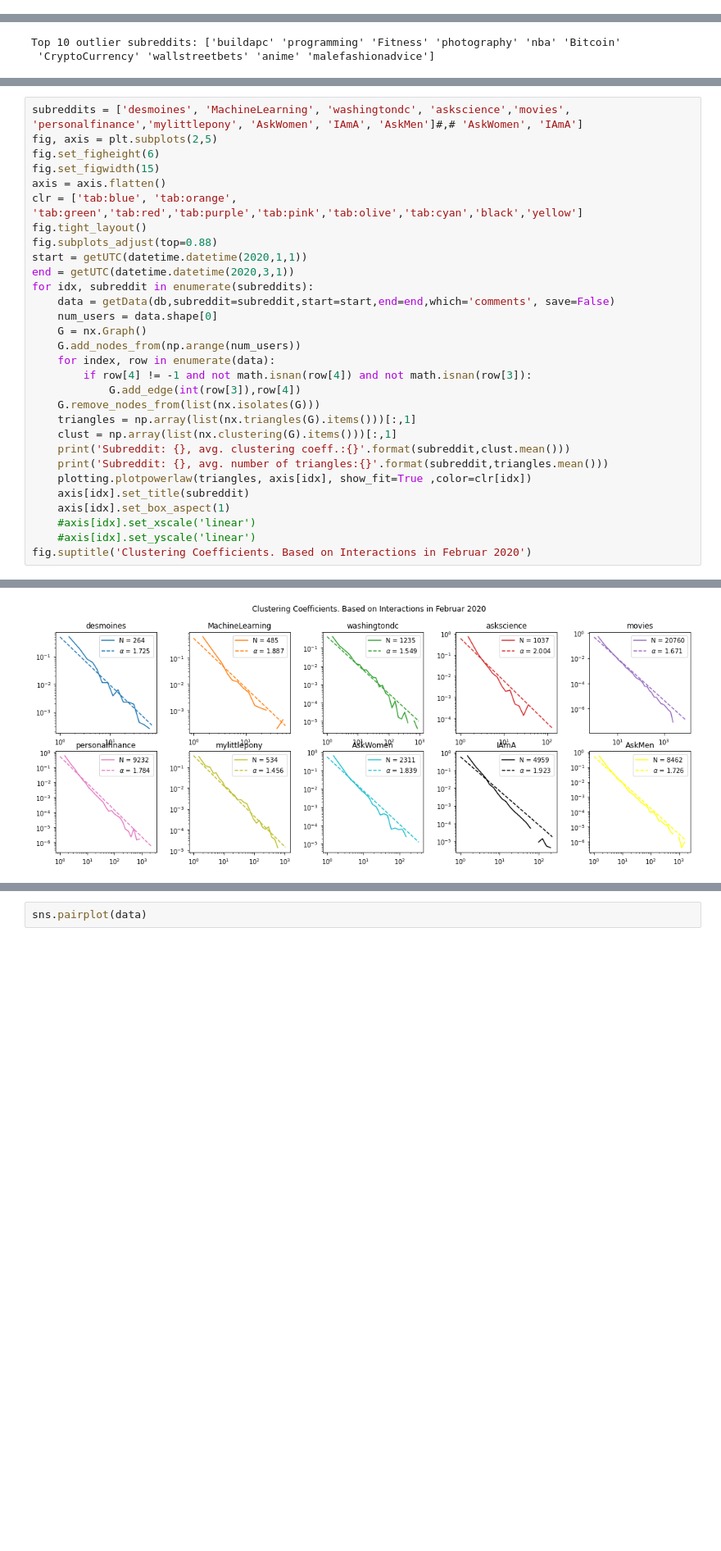
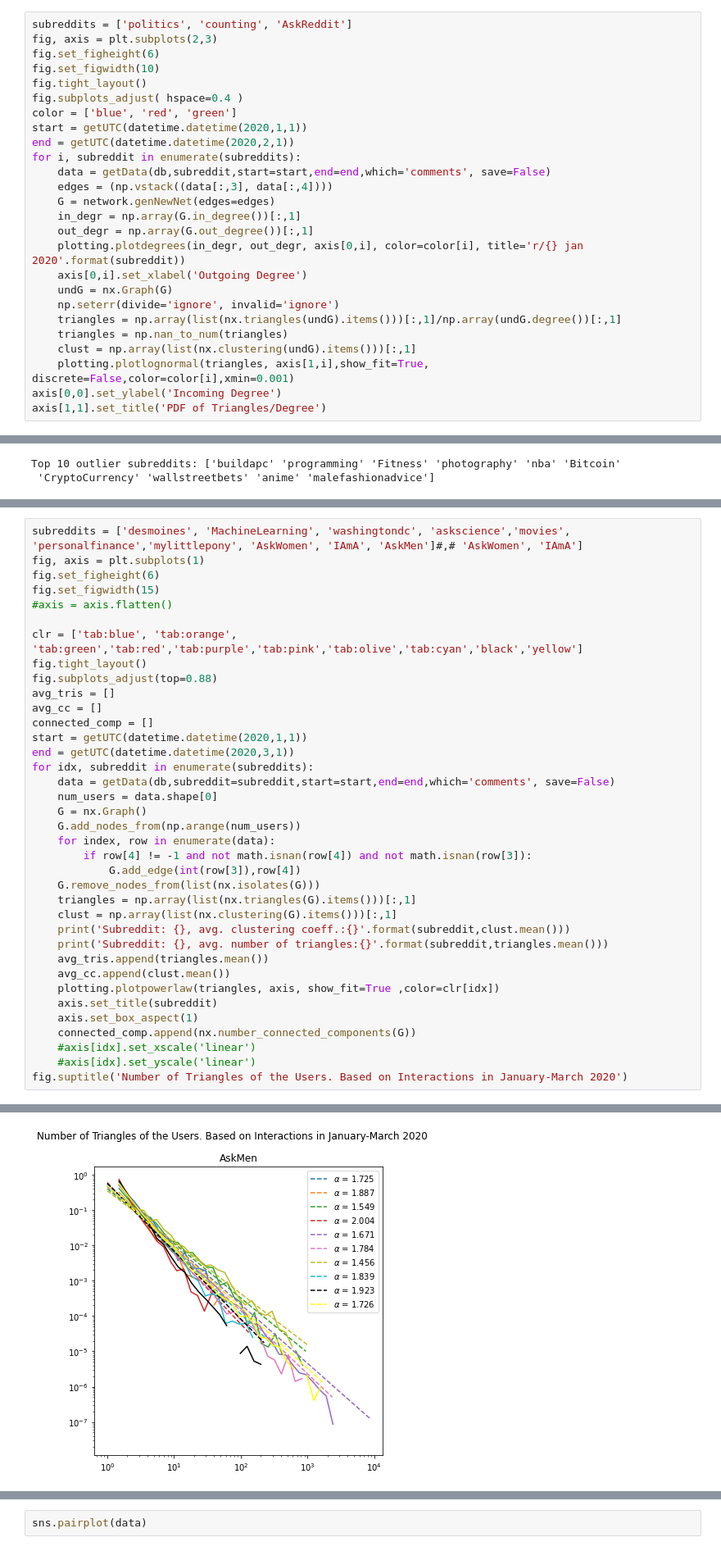
Before and after one commit to vneuhaus/InteractionNetworks, a Jupyter notebook: graph.ipynb, the cells around one changed output, grey strips where cells are left out. Shown at 82% size. Cells and saved outputs as stored; diff of their text form; blank space fills up the shorter version.

```diff
--- a/graph.ipynb
+++ b/graph.ipynb
@@ -305,0 +316,26 @@ Subreddit: ['soccer'], Top 3 outlier authors: ['Ofermann' 'BoosterGoldGL' 'three
+# %%
+subreddits = ['politics', 'counting', 'AskReddit']
+fig, axis = plt.subplots(2,3)
+fig.set_figheight(6)
+fig.set_figwidth(10)
+fig.tight_layout()
+fig.subplots_adjust( hspace=0.4 )
+color = ['blue', 'red', 'green']
+start = getUTC(datetime.datetime(2020,1,1))
+end = getUTC(datetime.datetime(2020,2,1))
+for i, subreddit in enumerate(subreddits):
+    data = getData(db,subreddit,start=start,end=end,which='comments', save=False)
+    edges = (np.vstack((data[:,3], data[:,4])))
+    G = network.genNewNet(edges=edges)
+    in_degr = np.array(G.in_degree())[:,1]
+    out_degr = np.array(G.out_degree())[:,1]
+    plotting.plotdegrees(in_degr, out_degr, axis[0,i], color=color[i], title='r/{} jan 2020'.format(subreddit))
+    axis[0,i].set_xlabel('Outgoing Degree')
+    undG = nx.Graph(G)
+    np.seterr(divide='ignore', invalid='ignore')
+    triangles = np.array(list(nx.triangles(undG).items()))[:,1]/np.array(undG.degree())[:,1]
+    triangles = np.nan_to_num(triangles)
+    clust = np.array(list(nx.clustering(undG).items()))[:,1]
+    plotting.plotlognormal(triangles, axis[1,i],show_fit=True, discrete=False,color=color[i],xmin=0.001)
+axis[0,0].set_ylabel('Incoming Degree')
+axis[1,1].set_title('PDF of Triangles/Degree')
@@ -551,13 +594,17 @@ plt.savefig('InOutDegrHist.pdf')
 [figure]
 # %%
 subreddits = ['desmoines', 'MachineLearning', 'washingtondc', 'askscience','movies', 'personalfinance','mylittlepony', 'AskWomen', 'IAmA', 'AskMen']#,# 'AskWomen', 'IAmA']
-fig, axis = plt.subplots(2,5)
+fig, axis = plt.subplots(1)
 fig.set_figheight(6)
 fig.set_figwidth(15)
-axis = axis.flatten()
+#axis = axis.flatten()
+
 clr = ['tab:blue', 'tab:orange', 'tab:green','tab:red','tab:purple','tab:pink','tab:olive','tab:cyan','black','yellow']
 fig.tight_layout()
 fig.subplots_adjust(top=0.88)
+avg_tris = []
+avg_cc = []
+connected_comp = []
 start = getUTC(datetime.datetime(2020,1,1))
 end = getUTC(datetime.datetime(2020,3,1))
 for idx, subreddit in enumerate(subreddits):
@@ -573,12 +620,15 @@ for idx, subreddit in enumerate(subreddits):
     clust = np.array(list(nx.clustering(G).items()))[:,1]
     print('Subreddit: {}, avg. clustering coeff.:{}'.format(subreddit,clust.mean()))
     print('Subreddit: {}, avg. number of triangles:{}'.format(subreddit,triangles.mean()))
-    plotting.plotpowerlaw(triangles, axis[idx], show_fit=True ,color=clr[idx])
-    axis[idx].set_title(subreddit)
-    axis[idx].set_box_aspect(1)
+    avg_tris.append(triangles.mean())
+    avg_cc.append(clust.mean())
+    plotting.plotpowerlaw(triangles, axis, show_fit=True ,color=clr[idx])
+    axis.set_title(subreddit)
+    axis.set_box_aspect(1)
+    connected_comp.append(nx.number_connected_components(G))
     #axis[idx].set_xscale('linear')
     #axis[idx].set_yscale('linear')
-fig.suptitle('Clustering Coefficients. Based on Interactions in Februar 2020')
+fig.suptitle('Number of Triangles of the Users. Based on Interactions in January-March 2020')
 # %% [output]
 Subreddit not analyzed yet. Generating new array. This may take a while...
 Subreddit: desmoines, avg. clustering coeff.:0.0466872136487635
@@ -614 +664 @@ Text(0.5, 0.98, 'Clustering Coefficients. Based on Interactions in Februar 2020'
-[figure, old version]
+[figure, new version]
```
Also changed, not shown: parts of 19 cells of this notebook, 5 other files.
